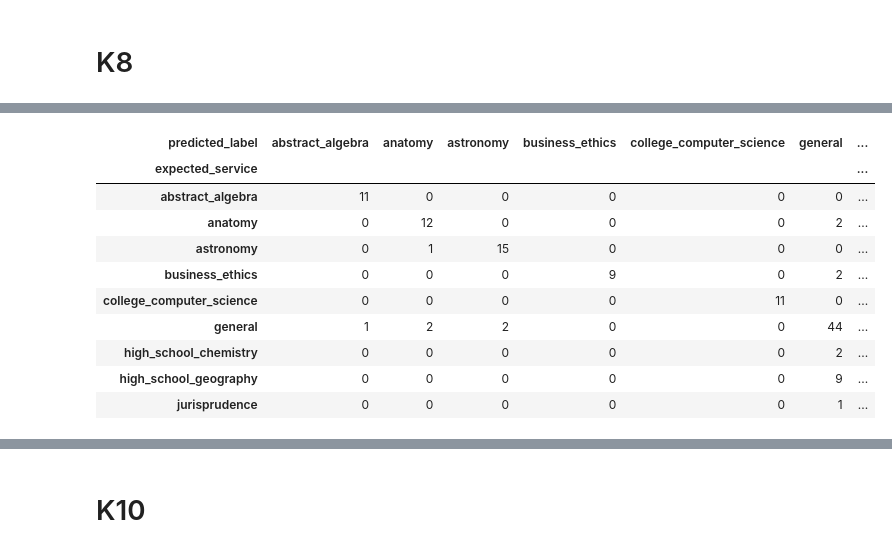
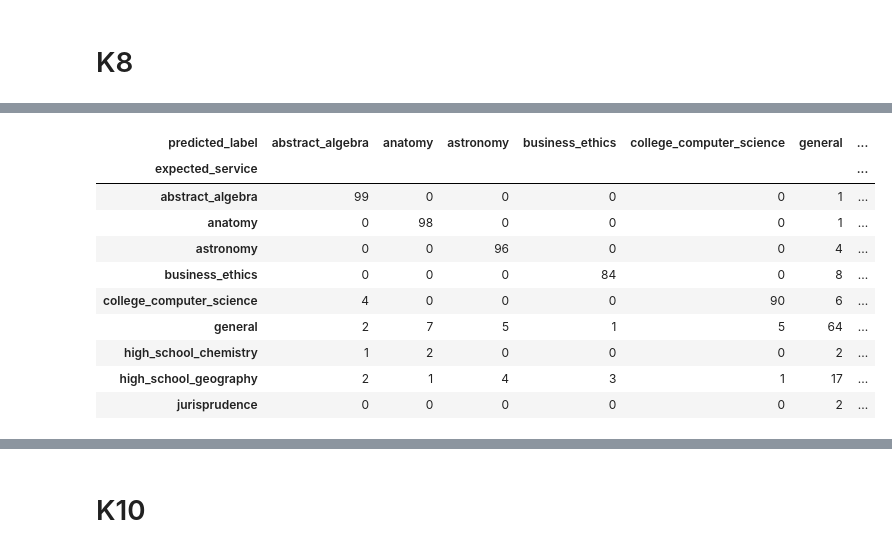
Before and after one commit to TheOpenSI/ADAPT, a Jupyter notebook: results_test/Test Set Analyser.ipynb, the cells around one changed output, grey strips where cells are left out. Saved outputs shown, nothing was run; the diff lists cells and outputs as text; code cells hidden in the pictures.

```diff
--- a/results_test/Test Set Analyser.ipynb
+++ b/results_test/Test Set Analyser.ipynb
@@ -268,20 +420,20 @@ General Recall: 0.8800
 # %%
 cm_k8 = pd.crosstab(
-    df_k8["expected_service"],
-    df_k8["predicted_label"]
+    d8["expected_service"],
+    d8["predicted_label"]
 )
 
 cm_k8
 # %% [output]
 | predicted_label | abstract_algebra | anatomy | astronomy | business_ethics | college_computer_science | general | ... |
 | expected_service |  |  |  |  |  |  | ... |
-| abstract_algebra | 11 | 0 | 0 | 0 | 0 | 0 | ... |
-| anatomy | 0 | 12 | 0 | 0 | 0 | 2 | ... |
-| astronomy | 0 | 1 | 15 | 0 | 0 | 0 | ... |
-| business_ethics | 0 | 0 | 0 | 9 | 0 | 2 | ... |
-| college_computer_science | 0 | 0 | 0 | 0 | 11 | 0 | ... |
-| general | 1 | 2 | 2 | 0 | 0 | 44 | ... |
-| high_school_chemistry | 0 | 0 | 0 | 0 | 0 | 2 | ... |
-| high_school_geography | 0 | 0 | 0 | 0 | 0 | 9 | ... |
-| jurisprudence | 0 | 0 | 0 | 0 | 0 | 1 | ... |
+| abstract_algebra | 99 | 0 | 0 | 0 | 0 | 1 | ... |
+| anatomy | 0 | 98 | 0 | 0 | 0 | 1 | ... |
+| astronomy | 0 | 0 | 96 | 0 | 0 | 4 | ... |
+| business_ethics | 0 | 0 | 0 | 84 | 0 | 8 | ... |
+| college_computer_science | 4 | 0 | 0 | 0 | 90 | 6 | ... |
+| general | 2 | 7 | 5 | 1 | 5 | 64 | ... |
+| high_school_chemistry | 1 | 2 | 0 | 0 | 0 | 2 | ... |
+| high_school_geography | 2 | 1 | 4 | 3 | 1 | 17 | ... |
+| jurisprudence | 0 | 0 | 0 | 0 | 0 | 2 | ... |
 # %%
```
Also changed, not shown: parts of 36 cells of this notebook, 5 other files.
